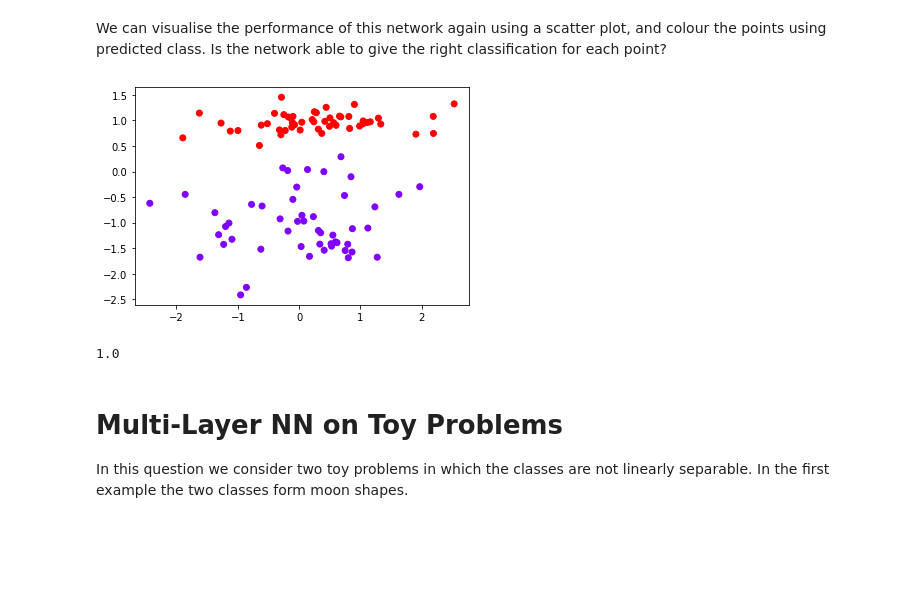
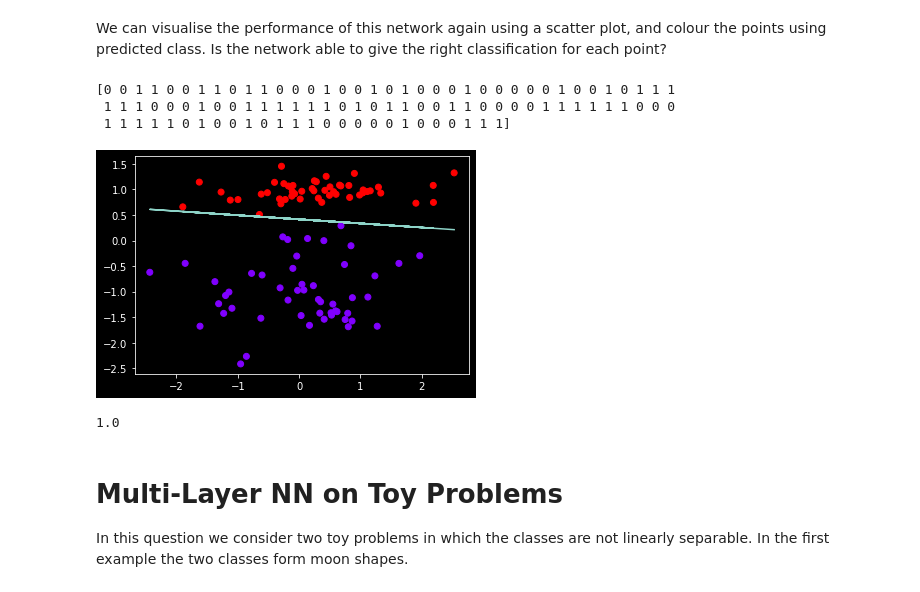
Before and after one commit to Raynham/Introduction-to-AI, a Jupyter notebook: week4/Worksheet Week 16.ipynb, the cells around one changed output. Cells and saved outputs as stored; diff of their text form; code cells hidden in the pictures; blank space fills up the shorter version.

```diff
--- a/week4/Worksheet Week 16.ipynb
+++ b/week4/Worksheet Week 16.ipynb
@@ -37,3 +33,8 @@ nn1=Perceptron(alpha=1, max_iter=1000)
 model=nn1.fit(X1,y1)
 # %% [markdown]
 (Optional) Plot the line that the perceptron is modelling. Look at the documentation to find out how you can get the values of the weights and the bias.
+# %%
+weights = nn1.coef_
+bias = nn1.intercept_
+print(weights[:,0]*X1[:,0]+weights[:,1]*X1[:,0]+bias)
+print(y1)
@@ -43,14 +65,20 @@ We can visualise the performance of this network again using a scatter plot, and
 # %%
 ypred1=model.predict(X1)
 # TODO: Make a scatter plot of the predictions.
 # How do the predictions compare with the ground truth? Compute the accuracy to compare
 fig2, ax2 = plt.subplots()
+print(nn1.predict(X1))
 ax2.scatter(X1[:,0],X1[:,1],c=ypred1, cmap='rainbow')
+y = (-weights[:,0]*X1[:,0]-bias)/ weights[:,1]
+ax2.plot(X1[:,0],y)
 plt.show()
 print(model.score(X1,y1))
 # %% [output]
+[0 0 1 1 0 0 1 1 0 1 1 0 0 0 1 0 0 1 0 1 0 0 0 1 0 0 0 0 0 1 0 0 1 0 1 1 1
+ 1 1 1 0 0 0 1 0 0 1 1 1 1 1 1 0 1 0 1 1 0 0 1 1 0 0 0 0 1 1 1 1 1 1 0 0 0
+ 1 1 1 1 1 0 1 0 0 1 0 1 1 1 0 0 0 0 0 1 0 0 0 1 1 1]
-[figure, old version]
+[figure, new version]
-1.0
+1.0
 # %% [markdown]
 # Multi-Layer NN on Toy Problems
 In this question we consider two toy problems in which the classes are not linearly separable. In the first example the two classes form moon shapes.
```
Also changed, not shown: parts of 15 cells of this notebook.
